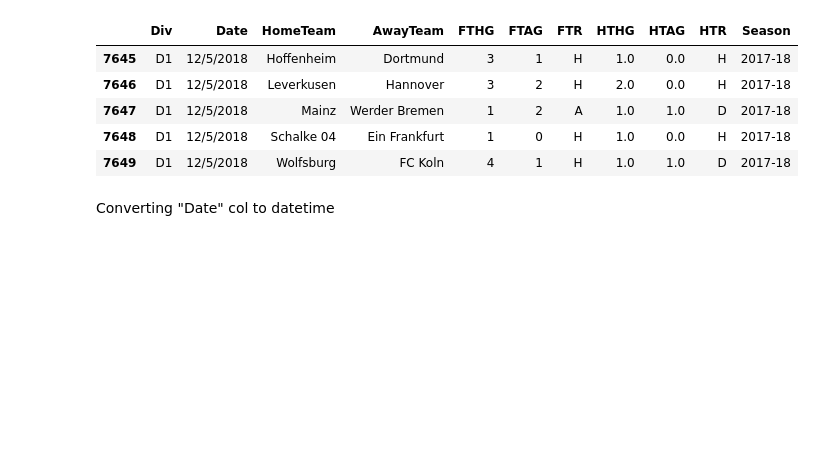
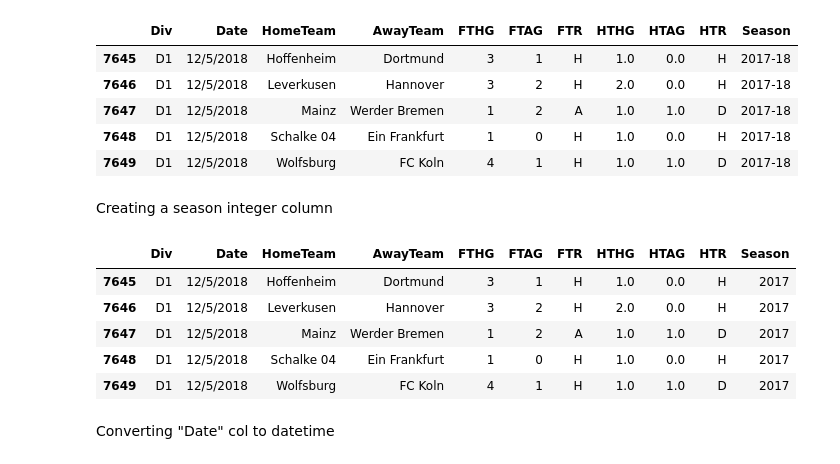
Before and after one commit to caiomelo22/bundesliga-predictor, a Jupyter notebook: main.ipynb, the cells around one changed output. Saved outputs shown, nothing was run; the diff lists cells and outputs as text; code cells hidden in the pictures; blank space fills up the shorter version.

```diff
--- a/main.ipynb
+++ b/main.ipynb
@@ -31,6 +31,21 @@ full_dataset.tail()
 | 7647 | D1 | 12/5/2018 | Mainz | Werder Bremen | 1 | 2 | A | 1.0 | 1.0 | D | 2017-18 |
 | 7648 | D1 | 12/5/2018 | Schalke 04 | Ein Frankfurt | 1 | 0 | H | 1.0 | 0.0 | H | 2017-18 |
 | 7649 | D1 | 12/5/2018 | Wolfsburg | FC Koln | 4 | 1 | H | 1.0 | 1.0 | D | 2017-18 |
+# %% [markdown]
+Creating a season integer column
+# %%
+def get_season_int(season):
+    return int(season.split('-')[0])
+
+full_dataset['Season'] = full_dataset['Season'].apply(lambda x: get_season_int(x))
+full_dataset.tail()
+# %% [output]
+|  | Div | Date | HomeTeam | AwayTeam | FTHG | FTAG | FTR | HTHG | HTAG | HTR | Season |
+| 7645 | D1 | 12/5/2018 | Hoffenheim | Dortmund | 3 | 1 | H | 1.0 | 0.0 | H | 2017 |
+| 7646 | D1 | 12/5/2018 | Leverkusen | Hannover | 3 | 2 | H | 2.0 | 0.0 | H | 2017 |
+| 7647 | D1 | 12/5/2018 | Mainz | Werder Bremen | 1 | 2 | A | 1.0 | 1.0 | D | 2017 |
+| 7648 | D1 | 12/5/2018 | Schalke 04 | Ein Frankfurt | 1 | 0 | H | 1.0 | 0.0 | H | 2017 |
+| 7649 | D1 | 12/5/2018 | Wolfsburg | FC Koln | 4 | 1 | H | 1.0 | 1.0 | D | 2017 |
 # %% [markdown]
 Converting "Date" col to datetime
 # %%
```
Also changed, not shown: parts of 6 cells of this notebook.
